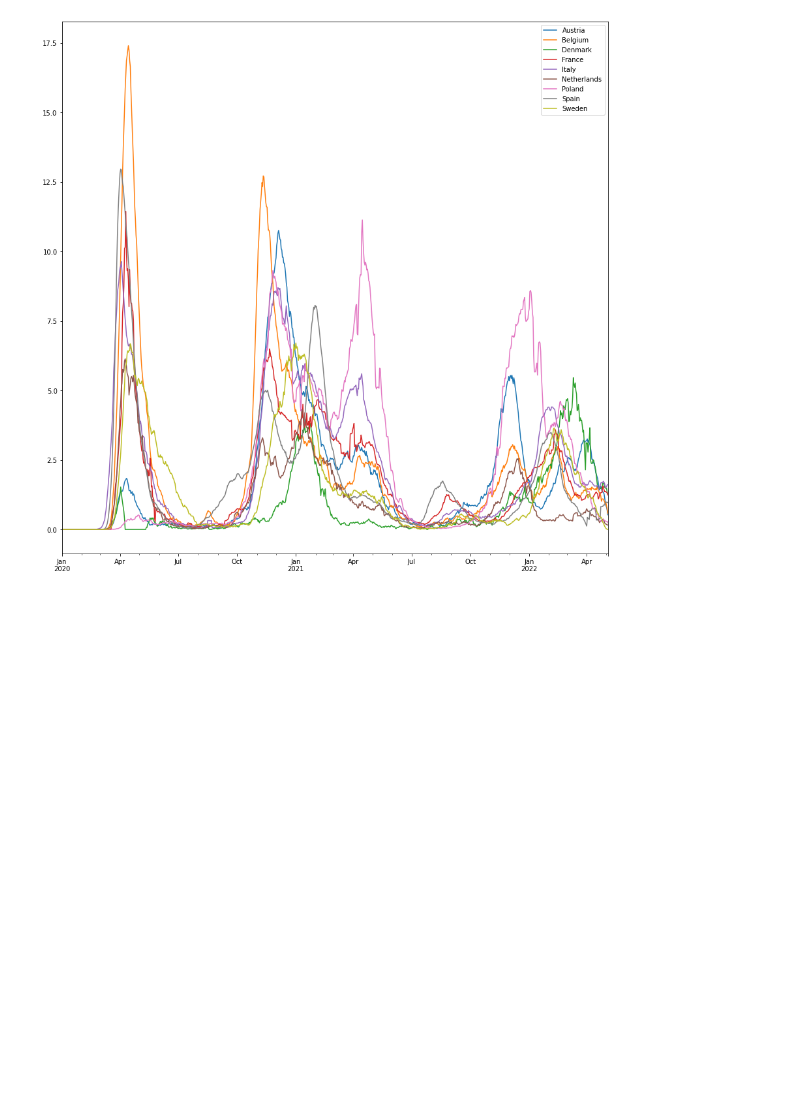
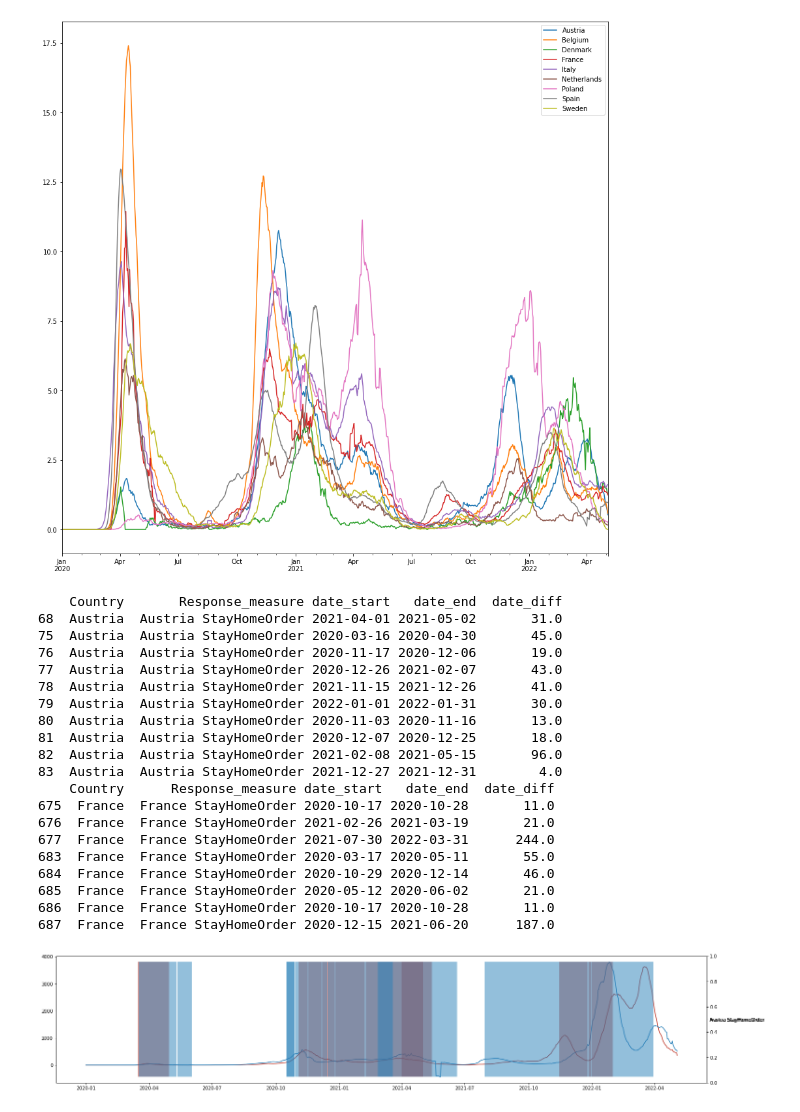
Before and after one commit to ciphersmaug/dst-project, a Jupyter notebook: project.ipynb, the cells around one changed output. Drawn from its saved outputs; the diff is of its cells as text; code cells hidden in the pictures; blank space fills up the shorter version.

Commit message:
Added function to display all measures vs. cases

```diff
--- a/project.ipynb
+++ b/project.ipynb
@@ -36,6 +36,12 @@ Download the source files and add them in your repository.
     - [This is the Variable description on the different measures](https://www.ecdc.europa.eu/sites/default/files/documents/Variable_Dictionary_and_Disclaimer_non-pharmacautical_measures_v3.pdf)
 - [This source describes the covid cases on a per day and country basis](https://www.ecdc.europa.eu/en/publications-data/data-daily-new-cases-covid-19-eueea-country)
     - [This source is the actual covid case dataset for the european union](https://opendata.ecdc.europa.eu/covid19/nationalcasedeath_eueea_daily_ei/csv/data.csv)
+# %%
+countries_of_interest = ["Austria", "Belgium", "Denmark", "France", "Italy", "Netherlands", "Poland", "Spain", "Sweden"]
+colours = ["#c0392b","#f1c40f","#8e44ad","#2980b9","#27ae60","#e67e22","#bdc3c7","#f39c12","#3498db"]
+country_colors = {}
+for c,colour in zip(countries_of_interest,colours):
+    country_colors[c] = colour
 # %%
 import pandas as pd
 measures_df = pd.read_csv("response_graphs_data_2022-05-05.csv",sep=",",parse_dates=[2,3])
@@ -56,5 +62,3 @@ measures_df
 | 2056 | Sweden | StayHomeRiskG | 2020-04-01 | 2020-10-22 | 204.0 |
 | 2057 | Sweden | Teleworking | 2020-03-16 | 2022-03-31 | 745.0 |
 2058 rows × 5 columns
-# %%
-measures_df["date_diff"] = (measures_df["date_end"]-measures_df["date_start"]).astype('timedelta64[D]')
@@ -85,21 +74,3 @@ cases_df.columns.name = None
 deaths_df.columns.name = None
 cases_df.index.name = None
 deaths_df.index.name = None
-# %%
-import matplotlib.pyplot as plt
-import matplotlib.dates as mdates
-fig, ax1 = plt.subplots(1,figsize=(10,10))
-country_df = measures_df[(measures_df["Country"]=="Austria") & (measures_df["Response_measure"].str.contains("StayHomeOrder",case=False))]
-pd.options.mode.chained_assignment = None  # default='warn'
-country_df["Response_measure"] = "Lockdown"
-pd.options.mode.chained_assignment = "warn"  # default='warn'
-#fig.plot(cases_df["Austria"])
-ax1.plot(cases_df["Austria"])
-ax2 = ax1.twinx()# plot bar chart on axis #2
-#.barh(country_df["Response_measure"],width=country_df["date_diff"],left=country_df["date_start"])
-ax2.barh(country_df["Response_measure"],width=country_df["date_diff"],left=country_df["date_start"],alpha=0.5)
-ax1.xaxis.set_major_formatter(mdates.DateFormatter('%Y-%m'))
-#gantt.fmt_xdata = country_df.
-#ax.xaxis.set_major_formatter(mdates.DateFormatter('%Y-%m-%d %H:%M:%S'))
-#gantt.set_xticks(country_df.index)
-#gantt.set_xticklabels(country_df.index)
@@ -181,3 +148,44 @@ death_incidence_7_days_df[countries_of_interest].plot(figsize=(15,15))
 # %%
 def plot_gantt_measures():
     pass
+# %%
+import matplotlib.pyplot as plt
+import matplotlib.dates as mdates
+def plot_measure_over_incidence(measure_name:str,countries_of_interest = countries_of_interest,incidence_df = case_incidence_7_days_df, measures_df = measures_df,country_colors=country_colors):
+    fig, ax1 = plt.subplots(1,figsize=(25,5))
+    ax1.xaxis.set_major_formatter(mdates.DateFormatter('%Y-%m'))
+    ax2 = ax1.twinx()
+    pd.options.mode.chained_assignment = None  # default='warn'
+    for c in countries_of_interest:
+        country_measure_df = measures_df[(measures_df["Country"]==c) & (measures_df["Response_measure"].str.contains(measure_name,case=False))]
+        country_measure_df["Response_measure"] = f"{c} {measure_name}"
+        print(country_measure_df)
+
+        ax1.plot(incidence_df[c],color=country_colors[c],label=c)
+        ax2 = ax1.twinx()
+        ax2.barh(country_measure_df["Response_measure"],width=country_measure_df["date_diff"],left=country_measure_df["date_start"],alpha=0.5,color=country_colors[c])
+    #fig.show()
+    pd.options.mode.chained_assignment = "warn"  # default='warn'
+plot_measure_over_incidence("StayHomeOrder",["Austria","France"])
+# %% [output]
+    Country       Response_measure date_start   date_end  date_diff
+68  Austria  Austria StayHomeOrder 2021-04-01 2021-05-02       31.0
+75  Austria  Austria StayHomeOrder 2020-03-16 2020-04-30       45.0
+76  Austria  Austria StayHomeOrder 2020-11-17 2020-12-06       19.0
+77  Austria  Austria StayHomeOrder 2020-12-26 2021-02-07       43.0
+78  Austria  Austria StayHomeOrder 2021-11-15 2021-12-26       41.0
+79  Austria  Austria StayHomeOrder 2022-01-01 2022-01-31       30.0
+80  Austria  Austria StayHomeOrder 2020-11-03 2020-11-16       13.0
+81  Austria  Austria StayHomeOrder 2020-12-07 2020-12-25       18.0
+82  Austria  Austria StayHomeOrder 2021-02-08 2021-05-15       96.0
+83  Austria  Austria StayHomeOrder 2021-12-27 2021-12-31        4.0
+    Country      Response_measure date_start   date_end  date_diff
+675  France  France StayHomeOrder 2020-10-17 2020-10-28       11.0
+676  France  France StayHomeOrder 2021-02-26 2021-03-19       21.0
+677  France  France StayHomeOrder 2021-07-30 2022-03-31      244.0
+683  France  France StayHomeOrder 2020-03-17 2020-05-11       55.0
+684  France  France StayHomeOrder 2020-10-29 2020-12-14       46.0
+685  France  France StayHomeOrder 2020-05-12 2020-06-02       21.0
+686  France  France StayHomeOrder 2020-10-17 2020-10-28       11.0
+687  France  France StayHomeOrder 2020-12-15 2021-06-20      187.0
+[figure, added]
```
Also changed, not shown: parts of 5 cells of this notebook.
